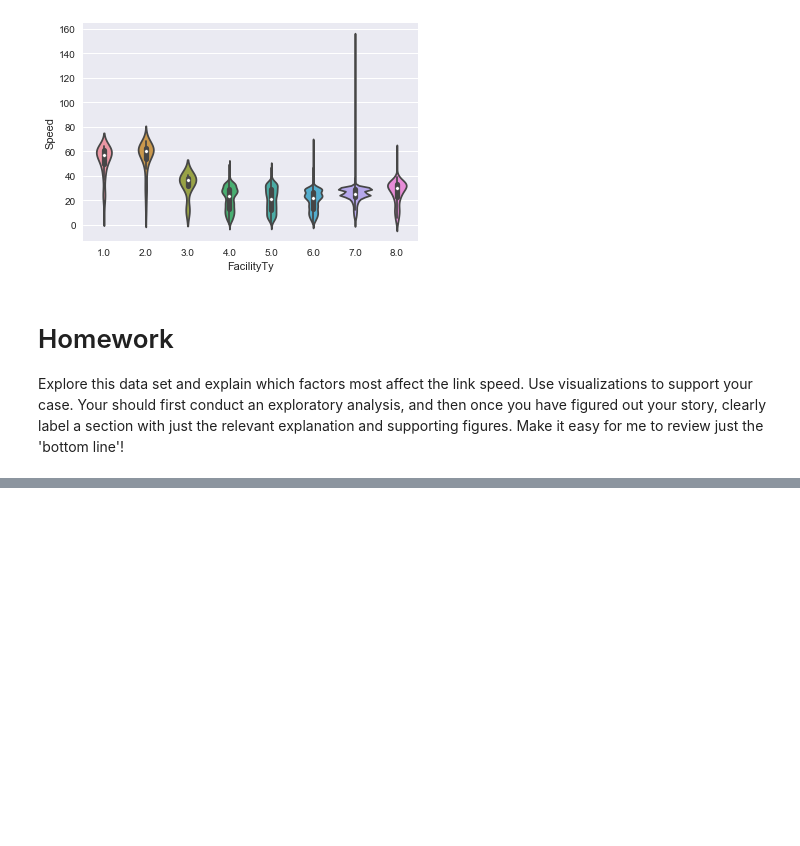
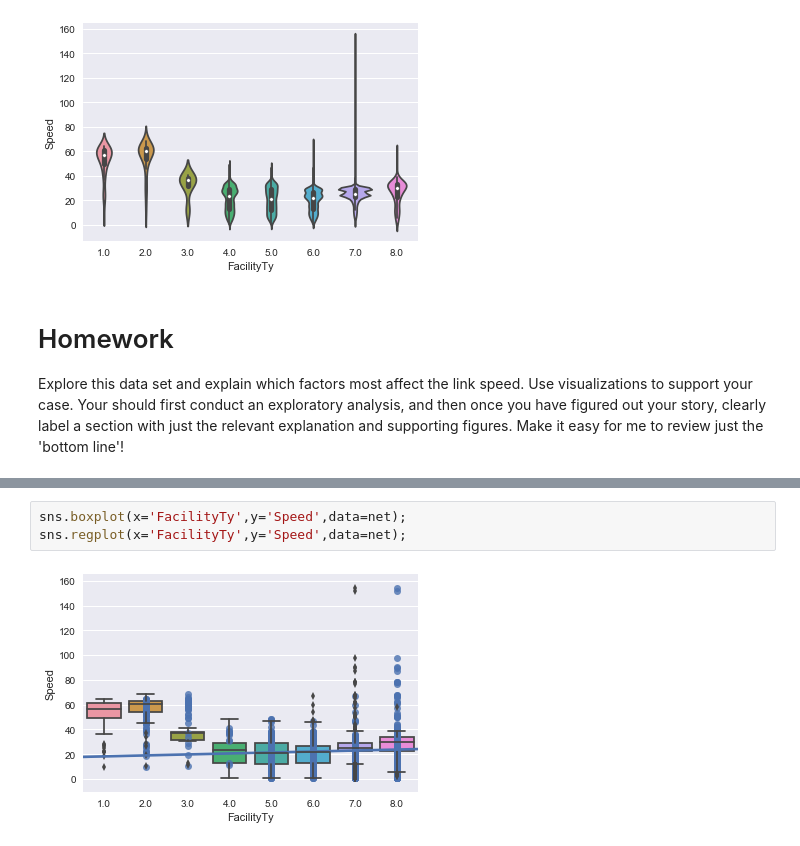
Before and after one commit to jawadmhoque/ce599, a Jupyter notebook: 16-Data Viz 2/data-viz-2.ipynb, the cells around one changed output, grey strips where cells are left out. Drawn from its saved outputs; the diff is of its cells as text; blank space fills up the shorter version.

```diff
--- a/16-Data Viz 2/data-viz-2.ipynb
+++ b/16-Data Viz 2/data-viz-2.ipynb
@@ -243,0 +276,5 @@ Explore this data set and explain which factors most affect the link speed.  Use
+# %%
+sns.boxplot(x='FacilityTy',y='Speed',data=net);
+sns.regplot(x='FacilityTy',y='Speed',data=net);
+# %% [output]
+[figure, added]
```
Also changed, not shown: parts of 14 cells of this notebook.
